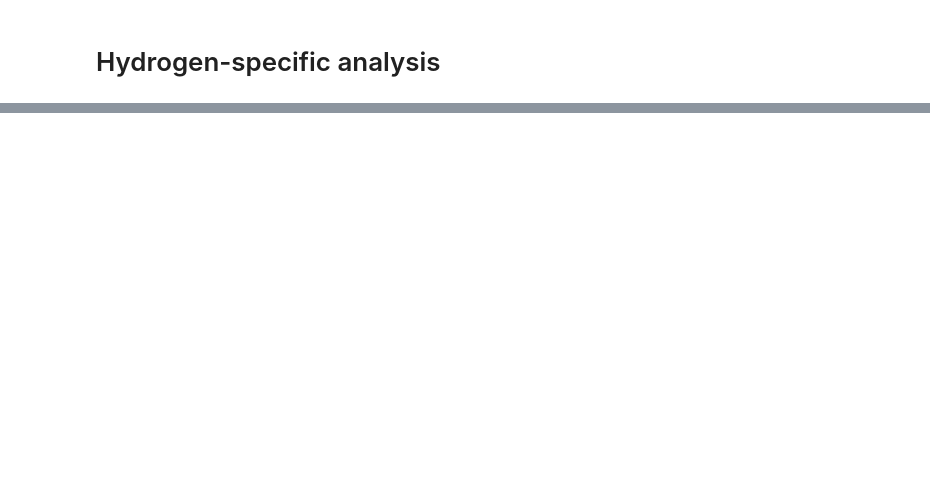
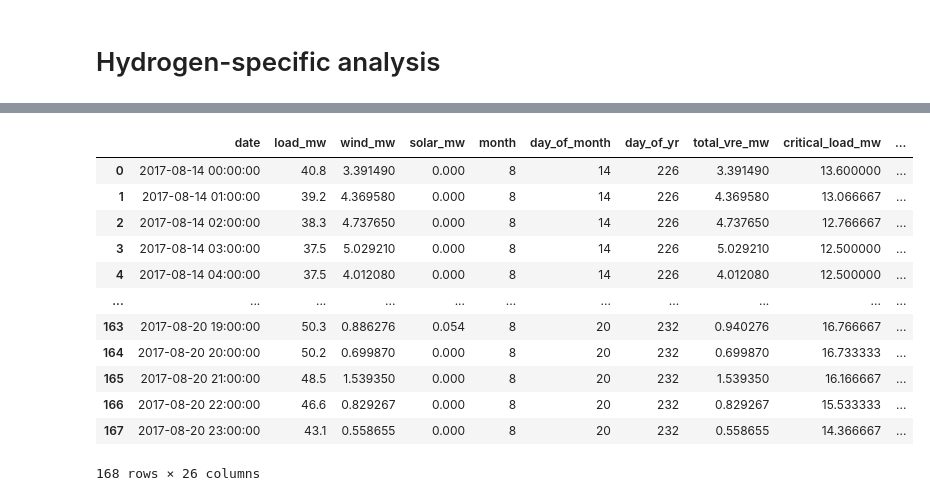
Before and after one commit to b-o-l-l-a/aes-engy-692, a Jupyter notebook: amerigo_island/notebooks/hydrogen.ipynb, the cells around one changed output, grey strips where cells are left out. Drawn from its saved outputs; the diff is of its cells as text; code cells hidden in the pictures; blank space fills up the shorter version.

```diff
--- a/amerigo_island/notebooks/hydrogen.ipynb
+++ b/amerigo_island/notebooks/hydrogen.ipynb
@@ -245,0 +295,2 @@ h2_hourly_df.head(24)
+# %%
+daily_df = add_daily_common_cols(h2_daily_df)
@@ -245,0 +407,56 @@ h2_hourly_df.head(24)
+# %%
+resilience_case_load_daynum = \
+    daily_df[daily_df[prev_7_load_colname] == daily_df[prev_7_load_colname].max()].to_dict('r')[0][day_of_yr_colname]
+
+resilience_case_vre_load_diff_daynum = \
+    daily_df[daily_df[prev_7_load_vre_diff_colname] == daily_df[prev_7_load_vre_diff_colname].max()].to_dict('r')[0][day_of_yr_colname]
+
+resilience_case_max_demand_daynum = \
+    final_load_and_vre_df[final_load_and_vre_df[load_colname] == final_load_and_vre_df[load_colname].max()].to_dict('r')[0][day_of_yr_colname]
+# %%
+def add_storage_input_cols(df, daynum):
+
+    decorated_df = df.copy()
+
+    decorated_df = decorated_df[
+        (decorated_df[day_of_yr_colname] <= daynum)
+        & (decorated_df[day_of_yr_colname] >= daynum - 6)
+    ]
+
+    decorated_df = decorated_df.reset_index(drop=True)
+
+    decorated_df.sort_values(date_colname)
+    decorated_df[cuml_load_since_prev_charge_colname] = None
+
+    for idx, row in decorated_df.iterrows():
+
+        if idx == 0:
+            val = row[critical_load_less_vre_colname]
+        elif row[critical_load_less_vre_colname] > 0:
+            val = decorated_df.loc[idx - 1, cuml_load_since_prev_charge_colname] + row[critical_load_less_vre_colname]
+        else:
+            val = 0
+
+        decorated_df.at[idx, cuml_load_since_prev_charge_colname] = val
+
+    return decorated_df
+# %%
+resil_max_week_load_df = add_storage_input_cols(h2_hourly_df, resilience_case_load_daynum)
+resil_vre_load_diff_df = add_storage_input_cols(h2_hourly_df, resilience_case_vre_load_diff_daynum)
+resil_max_demand_df = add_storage_input_cols(h2_hourly_df, resilience_case_max_demand_daynum)
+# %%
+resil_max_week_load_df
+# %% [output]
+|  | date | load_mw | wind_mw | solar_mw | month | day_of_month | day_of_yr | total_vre_mw | critical_load_mw | ... |
+| 0 | 2017-08-14 00:00:00 | 40.8 | 3.391490 | 0.000 | 8 | 14 | 226 | 3.391490 | 13.600000 | ... |
+| 1 | 2017-08-14 01:00:00 | 39.2 | 4.369580 | 0.000 | 8 | 14 | 226 | 4.369580 | 13.066667 | ... |
+| 2 | 2017-08-14 02:00:00 | 38.3 | 4.737650 | 0.000 | 8 | 14 | 226 | 4.737650 | 12.766667 | ... |
+| 3 | 2017-08-14 03:00:00 | 37.5 | 5.029210 | 0.000 | 8 | 14 | 226 | 5.029210 | 12.500000 | ... |
+| 4 | 2017-08-14 04:00:00 | 37.5 | 4.012080 | 0.000 | 8 | 14 | 226 | 4.012080 | 12.500000 | ... |
+| ... | ... | ... | ... | ... | ... | ... | ... | ... | ... | ... |
+| 163 | 2017-08-20 19:00:00 | 50.3 | 0.886276 | 0.054 | 8 | 20 | 232 | 0.940276 | 16.766667 | ... |
+| 164 | 2017-08-20 20:00:00 | 50.2 | 0.699870 | 0.000 | 8 | 20 | 232 | 0.699870 | 16.733333 | ... |
+| 165 | 2017-08-20 21:00:00 | 48.5 | 1.539350 | 0.000 | 8 | 20 | 232 | 1.539350 | 16.166667 | ... |
+| 166 | 2017-08-20 22:00:00 | 46.6 | 0.829267 | 0.000 | 8 | 20 | 232 | 0.829267 | 15.533333 | ... |
+| 167 | 2017-08-20 23:00:00 | 43.1 | 0.558655 | 0.000 | 8 | 20 | 232 | 0.558655 | 14.366667 | ... |
+168 rows × 26 columns
```
Also changed, not shown: parts of 17 cells of this notebook.
